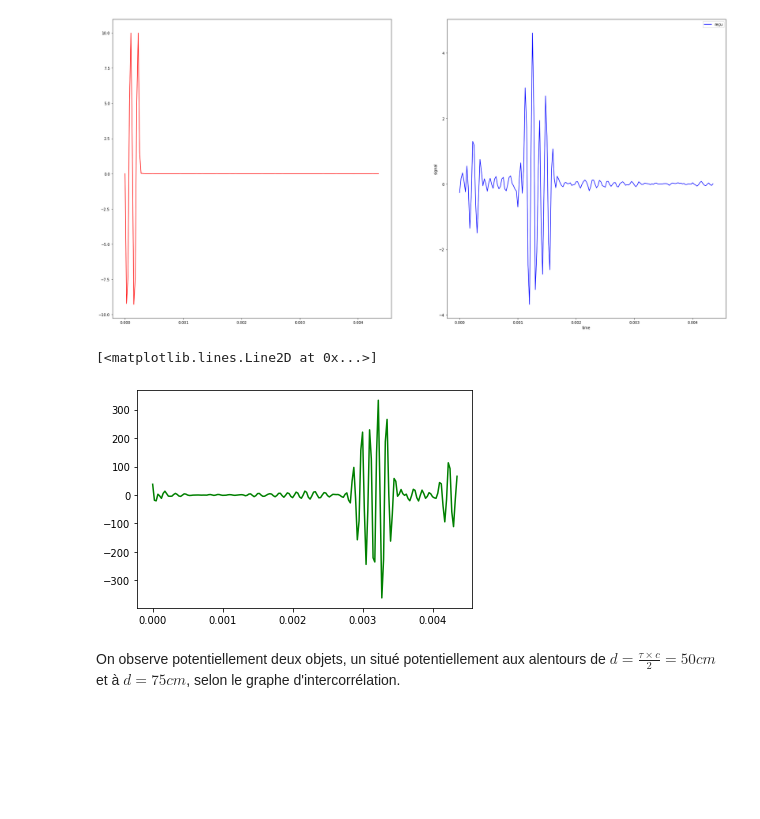
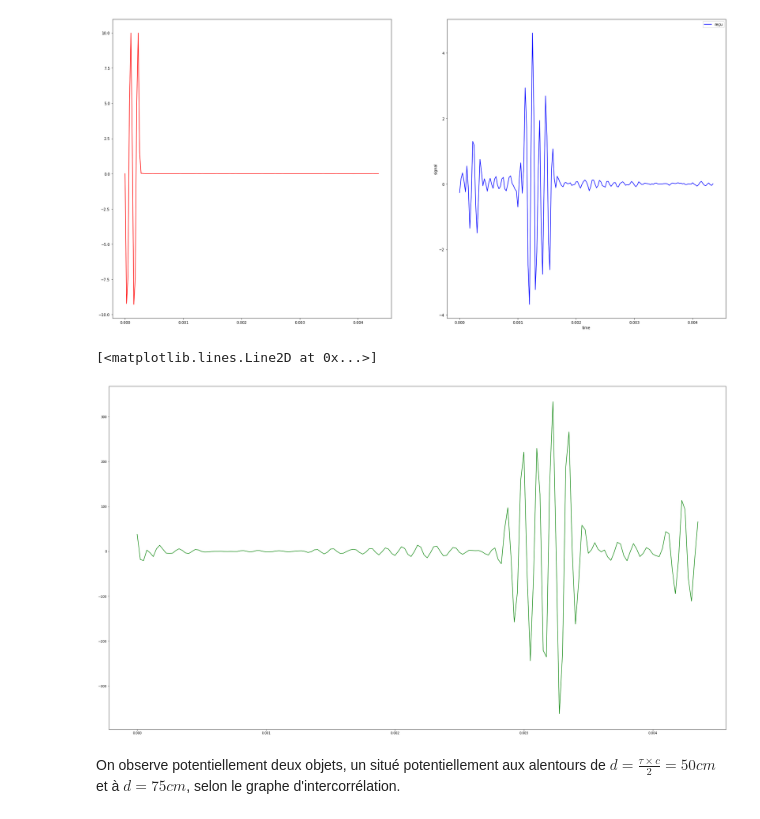
Before and after one commit to 21garbe/Traitement-du-siganl---1A, a Jupyter notebook: mini_projet_radar.ipynb, the cells around one changed output. Cells and saved outputs as stored; diff of their text form; code cells hidden in the pictures; blank space fills up the shorter version.

```diff
--- a/mini_projet_radar.ipynb
+++ b/mini_projet_radar.ipynb
@@ -179,11 +287,12 @@ def f_corr(k):     # Calcul de la corrélation par FFT
             S += 0
     return S
 # %%
+plt.figure(figsize=(35, 20))
 cor_fft = [f_corr(k) for k in range(N)]
 plt.plot(T, cor_fft, color = 'g', label = "corrélation")
 # %% [output]
 [<matplotlib.lines.Line2D at 0x...>]
-[figure, old version]
+[figure, new version]
 # %% [markdown]
 On observe potentiellement deux objets, un situé potentiellement aux alentours de $d = \frac{\tau \times c}{2} = 50cm$ et à $d = 75cm$, selon le graphe d'intercorrélation.
 # %% [markdown]
```
Also changed, not shown: parts of 6 cells of this notebook.
